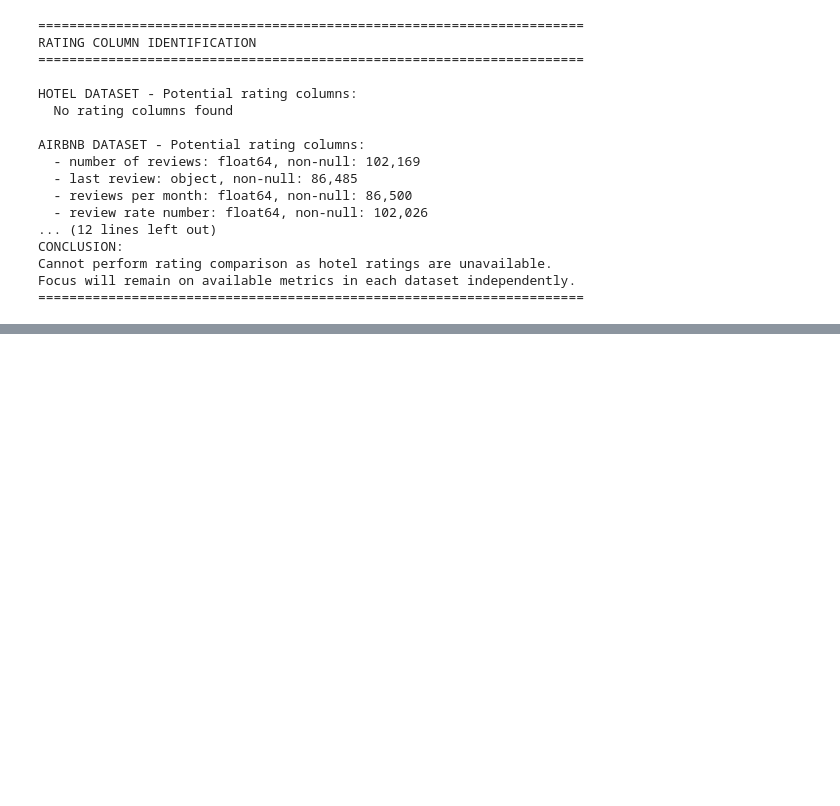
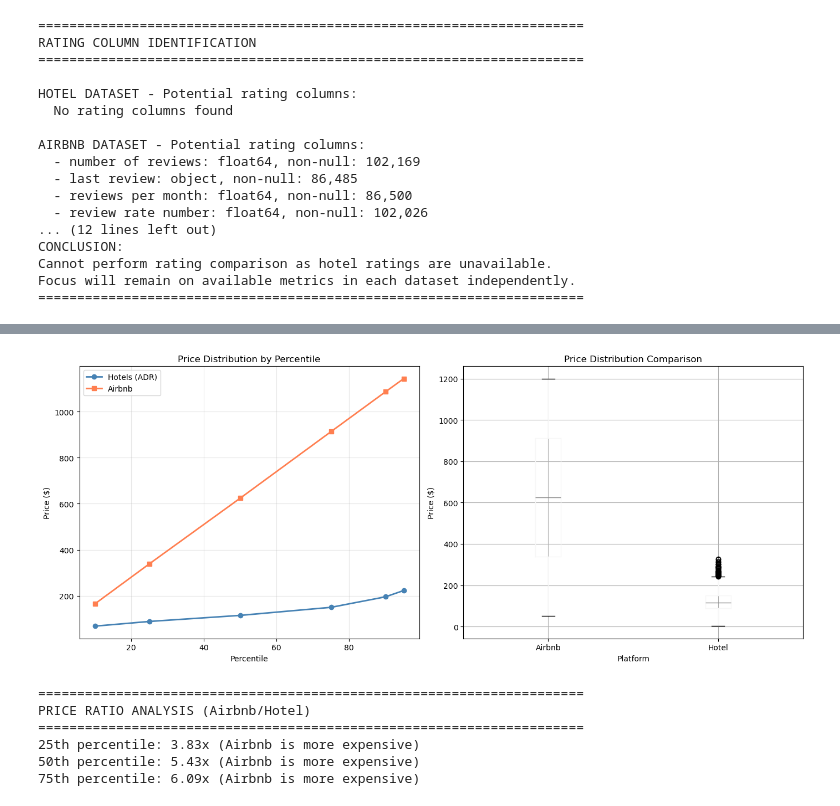
Before and after one commit to tnblagoeva/airbnb-hotel-pricing-analysis, a Jupyter notebook: Data_Science_Final_Exam.ipynb, the cells around one changed output, grey strips where cells are left out. Saved outputs shown, nothing was run; the diff lists cells and outputs as text; code cells hidden in the pictures; blank space fills up the shorter version.

Commit message:
Add comprehensive price analysis with percentile-based distribution comparison for USA market

```diff
--- a/Data_Science_Final_Exam.ipynb
+++ b/Data_Science_Final_Exam.ipynb
@@ -316,0 +632,63 @@ Focus will remain on available metrics in each dataset independently.
+# %%
+# Step 5: Percentile-Based Comparison
+print("\n" + "="*70)
+print("STEP 5: PERCENTILE-BASED PRICE COMPARISON")
+print("-"*70)
+
+print("\nWhy percentiles?")
+print("Hotels use ADR (per room), Airbnb shows total listing price")
+print("Percentiles allow fair comparison despite different metrics")
+
+# Calculate percentiles for each platform
+percentiles = [10, 25, 50, 75, 90, 95]
+
+print("\n" + "-"*70)
+print("HOTEL PRICE PERCENTILES (ADR)")
+print("-"*70)
+hotel_percentiles = {}
+for p in percentiles:
+    value = usa_hotel[hotel_price_col].quantile(p/100)
+    hotel_percentiles[p] = value
+    print(f"{p}th percentile: ${value:.2f}")
+
+print("\n" + "-"*70)
+print("AIRBNB PRICE PERCENTILES")
+print("-"*70)
+airbnb_percentiles = {}
+for p in percentiles:
+    value = usa_airbnb[airbnb_price_col].quantile(p/100)
+    airbnb_percentiles[p] = value
+    print(f"{p}th percentile: ${value:.2f}")
+
+# Visualization
+fig, axes = plt.subplots(1, 2, figsize=(14, 6))
+
+# Percentile comparison
+axes[0].plot(percentiles, [hotel_percentiles[p] for p in percentiles],
+            marker='o', linewidth=2, label='Hotels (ADR)', color='steelblue')
+axes[0].plot(percentiles, [airbnb_percentiles[p] for p in percentiles],
+            marker='s', linewidth=2, label='Airbnb', color='coral')
+axes[0].set_xlabel('Percentile')
+axes[0].set_ylabel('Price ($)')
+axes[0].set_title('Price Distribution by Percentile')
+axes[0].legend()
+axes[0].grid(alpha=0.3)
+
+# Box plot comparison
+merged_prices.boxplot(column='price', by='platform', ax=axes[1])
+axes[1].set_xlabel('Platform')
+axes[1].set_ylabel('Price ($)')
+axes[1].set_title('Price Distribution Comparison')
+plt.suptitle('')  # Remove default title
+
+plt.tight_layout()
+plt.show()
+
+# Calculate price ratios at key percentiles
+print("\n" + "="*70)
+print("PRICE RATIO ANALYSIS (Airbnb/Hotel)")
+print("="*70)
+for p in [25, 50, 75]:
+    ratio = airbnb_percentiles[p] / hotel_percentiles[p]
+    print(f"{p}th percentile: {ratio:.2f}x (Airbnb is {'more' if ratio > 1 else 'less'} expensive)")
+# %% [output]
@@ -316,0 +712,7 @@ Focus will remain on available metrics in each dataset independently.
+[figure, added]
+======================================================================
+PRICE RATIO ANALYSIS (Airbnb/Hotel)
+======================================================================
+25th percentile: 3.83x (Airbnb is more expensive)
+50th percentile: 5.43x (Airbnb is more expensive)
+75th percentile: 6.09x (Airbnb is more expensive)
```
Also changed, not shown: parts of 9 cells of this notebook.
